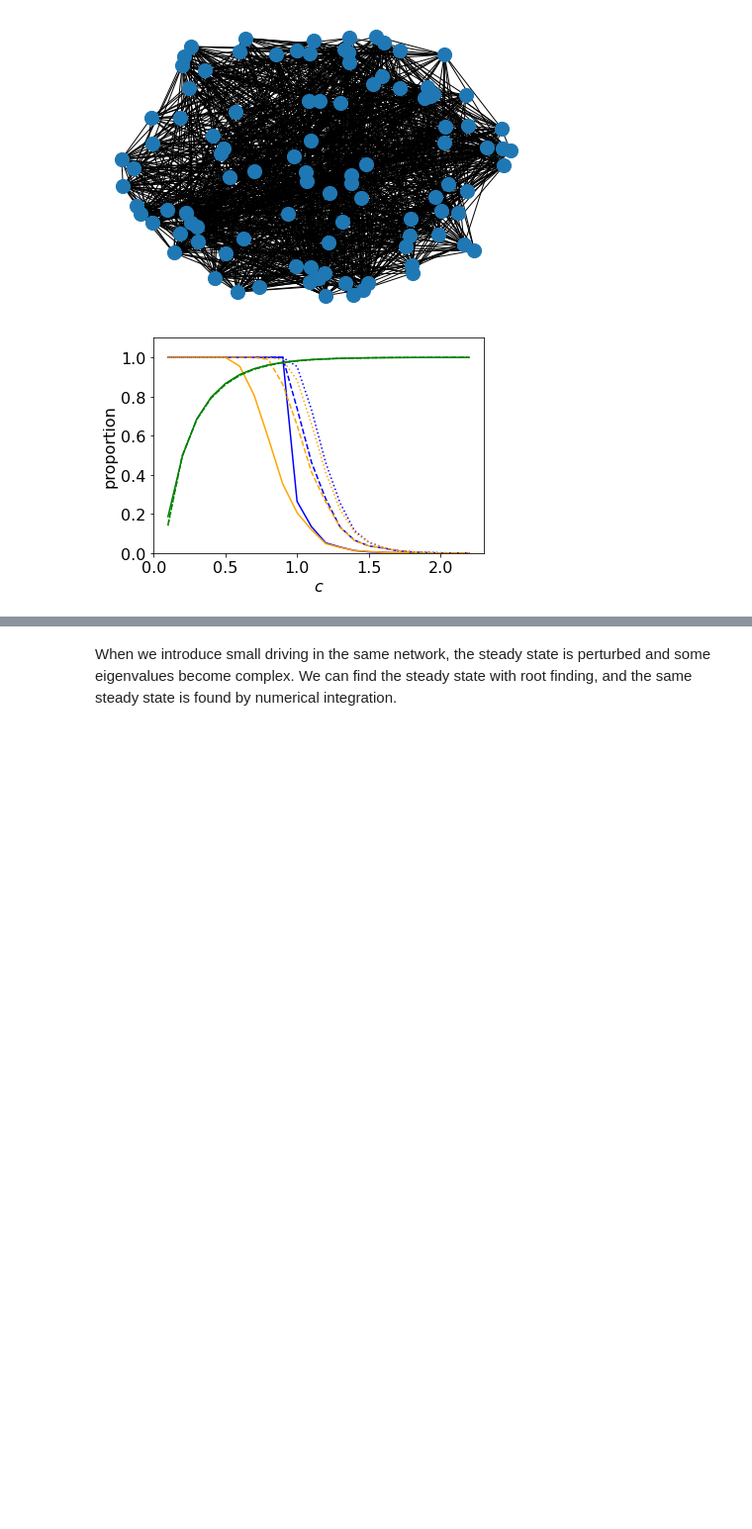
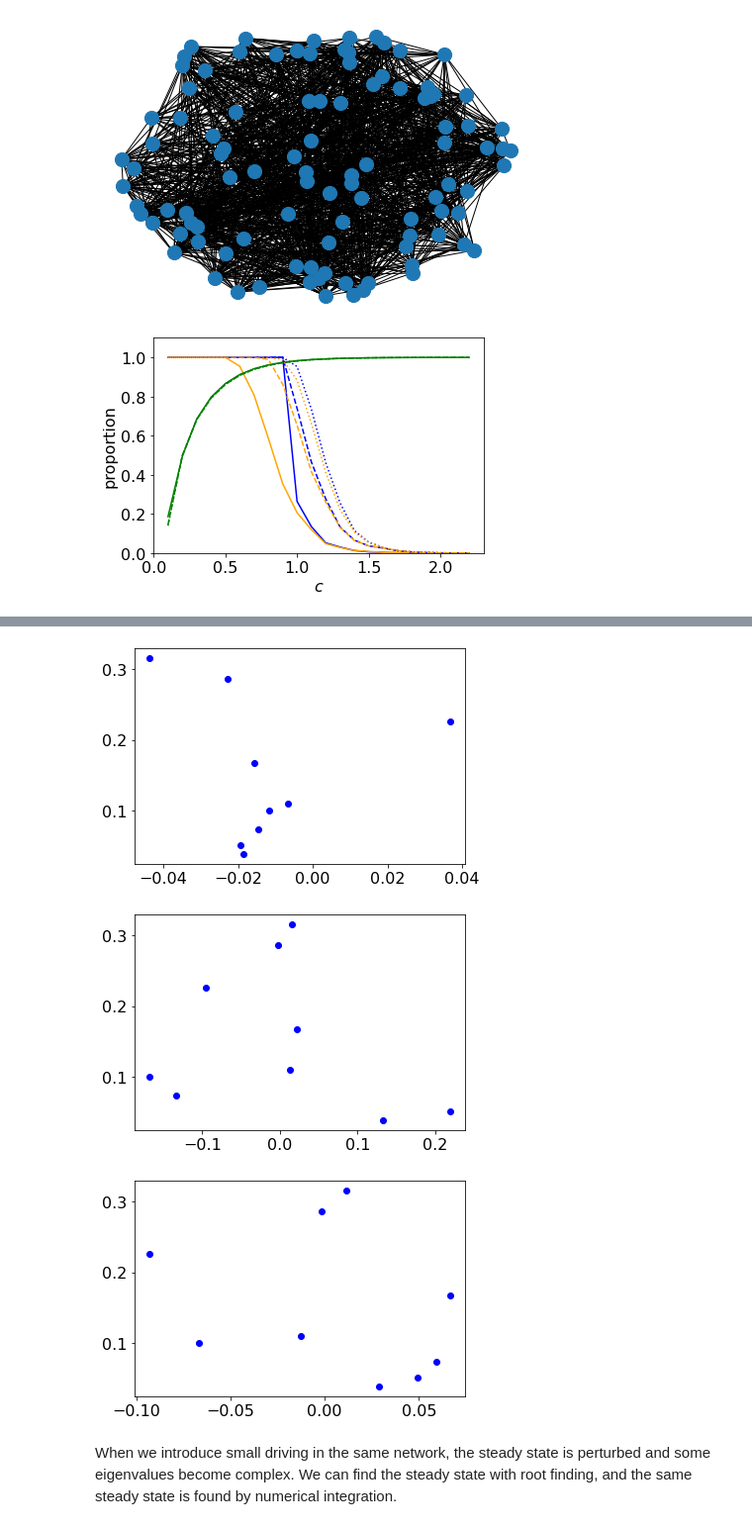
Before and after one commit to znicolaou/rmtchem, a Jupyter notebook: rmtchem.ipynb, the cells around one changed output, grey strips where cells are left out. Shown at 99% size. Drawn from its saved outputs; the diff is of its cells as text; code cells hidden in the pictures; blank space fills up the shorter version.

```diff
--- a/rmtchem.ipynb
+++ b/rmtchem.ipynb
@@ -148,3 +229,14 @@ plt.show()
+# %%
+plt.plot((vals[:,9]-vals[:,10])/(vals[:,0]*vals[:,1])*vals[:,2],vals[:,8]/vals[:,6],'bo')
+plt.show()
+plt.plot((vals[:,11]-vals[:,12])/(vals[:,0]*vals[:,1])*vals[:,2],vals[:,8]/vals[:,6],'bo')
+plt.show()
+plt.plot((vals[:,13]-vals[:,14])/(vals[:,0]*vals[:,1])*vals[:,2],vals[:,8]/vals[:,6],'bo')
+plt.show()
+# %% [output]
+[figure, added]
+[figure, added]
+[figure, added]
 # %% [markdown]
 When we introduce small driving in the same network, the steady state is perturbed and some eigenvalues become complex. We can find the steady state with root finding, and the same steady state is found by numerical integration.
 # %%
```
Also changed, not shown: parts of 5 cells of this notebook, 2 other files.
